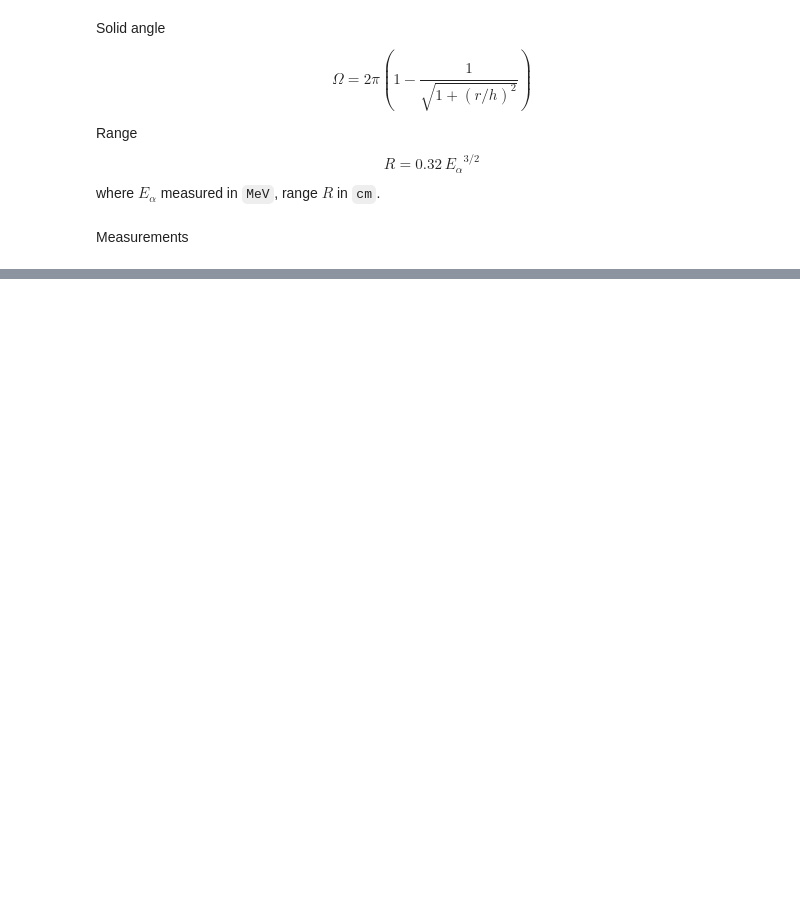
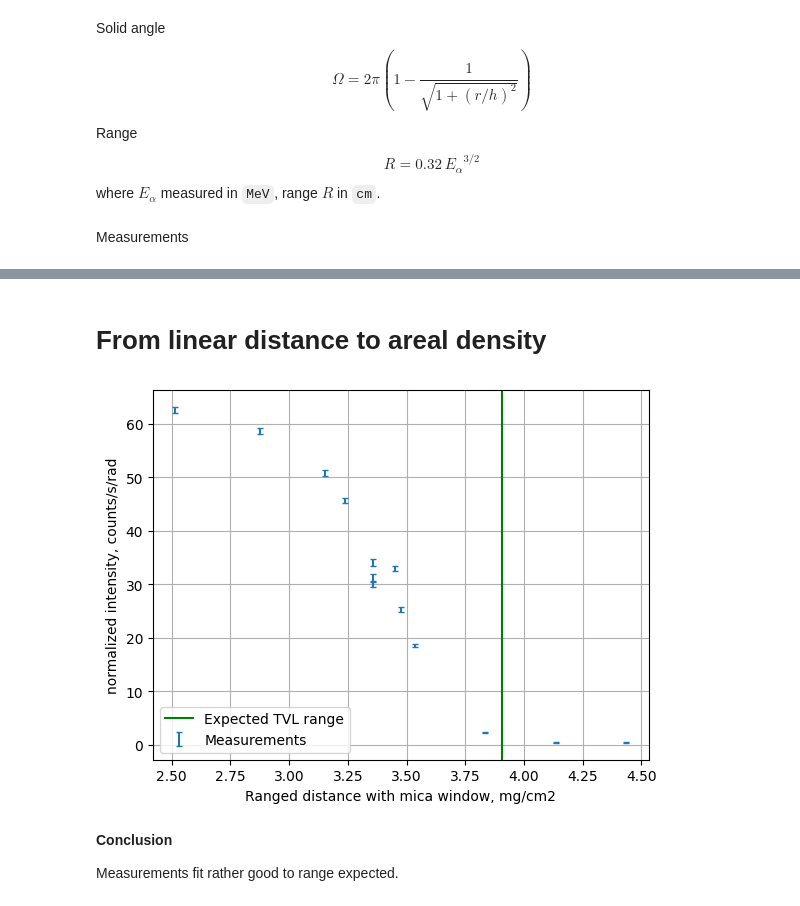
Before and after one commit to evgeny-kolonsky/Lab4, a Jupyter notebook: NU/Lab4_Alpha_range.ipynb, the cells around one changed output, grey strips where cells are left out. Drawn from its saved outputs; the diff is of its cells as text; code cells hidden in the pictures; blank space fills up the shorter version.

```diff
--- a/NU/Lab4_Alpha_range.ipynb
+++ b/NU/Lab4_Alpha_range.ipynb
@@ -18,13 +18,13 @@ Constants and parameters
 # %%
 di = 10 # distance between shelves, mm
 d0 = 12.3 # distance between top shelf and GM counter window, mm
-r = 31.6/2 # GM window radius, mm
-mica_thickness = 0.8 # GM window thickness, mm (? - found in web, could be 1mm)
+r = 31.6 / 2 # GM window radius, mm
+mica_thickness = 0.2 # GM window thickness, mm (? - found in web, could be other)
 shelf_thickness = 1.0 # sample shelf thickness, mm
 sample_thikness = 1.0 # Po-210 sample is slighly over the shelf, mm
-rho_mica = 2.0 # mg/cm2, GM window density
-rho_air = 1.3 # mg/cm2, air density at room temperature
-I_background = 0.29 # counts /
+rho_mica = 2 # mg/cm3, GM window density,
+rho_air = 1.2 # mg/cm3, air density at room temperature
+I_background = 0.29 # counts /s
 E_alpha = 5.3 #MeV, decay energy reference for Po-210
 # Expected range, mm
-R = 0.32 * E_alpha**1.5 * 10
+R = 0.32 * E_alpha**1.5
@@ -89,0 +90,16 @@ R
+# %% [markdown]
+# From linear distance to areal density
+# %%
+w = h/10 * rho_air + rho_mica # areal denisty in mg/cm2
+plt.errorbar(w, I_norm, yerr=I_err, linestyle='', capsize=2, label='Measurements')
+plt.axvline(R,  color='green', label='Expected TVL range')
+plt.xlabel('Ranged distance with mica window, mg/cm2')
+plt.ylabel('normalized intensity, counts/s/rad')
+plt.legend()
+plt.grid()
+# %% [output]
+[figure, added]
+# %% [markdown]
+**Conclusion**
+
+Measurements fit rather good to range expected.
```
Also changed, not shown: parts of 7 cells of this notebook.
